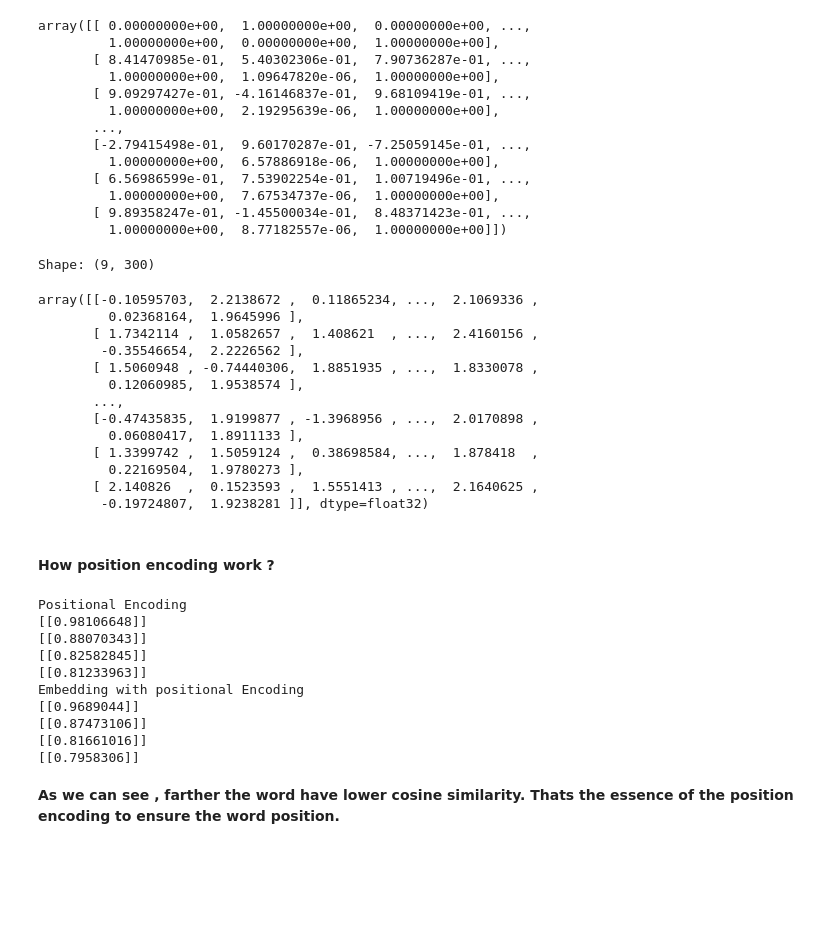
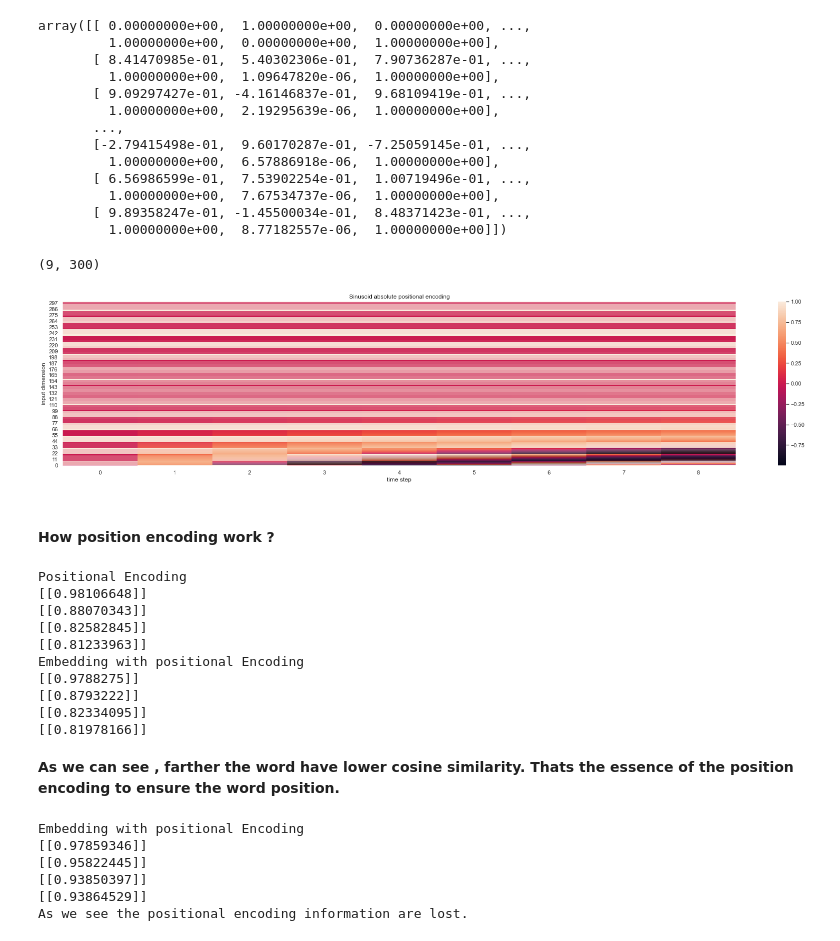
Before and after one commit to bksaini078/MachineLearningPractice, a Jupyter notebook: Understanding Transformers.ipynb, the cells around one changed output. Saved outputs shown, nothing was run; the diff lists cells and outputs as text; code cells hidden in the pictures; blank space fills up the shorter version.

```diff
--- a/Understanding Transformers.ipynb
+++ b/Understanding Transformers.ipynb
@@ -370,28 +377,21 @@ def positional_encoding(x):
         for j in range(0,d_model,2):
             p[i][j]= np.sin(i/(1000**((2*j)/d_model)))
             p[i][j+1]= np.cos(i/(1000**((2*j)/d_model)))
+    sns.set(rc={'figure.figsize':(30,6)})
+    ax = sns.heatmap(p.T)
+    ax.invert_yaxis()
+    ax.set_ylabel("input dimension")
+    ax.set_xlabel("time step")
+    ax.set_title("Sinusoid absolute positional encoding")
 
-    print('Shape:',p.shape)
     x+=p
     return x
 # %%
 x_aft_pe=positional_encoding(x)
-x_aft_pe
+x_aft_pe.shape
 # %% [output]
-Shape: (9, 300)
+(9, 300)
-array([[-0.10595703,  2.2138672 ,  0.11865234, ...,  2.1069336 ,
-         0.02368164,  1.9645996 ],
-       [ 1.7342114 ,  1.0582657 ,  1.408621  , ...,  2.4160156 ,
-        -0.35546654,  2.2226562 ],
-       [ 1.5060948 , -0.74440306,  1.8851935 , ...,  1.8330078 ,
-         0.12060985,  1.9538574 ],
-       ...,
-       [-0.47435835,  1.9199877 , -1.3968956 , ...,  2.0170898 ,
-         0.06080417,  1.8911133 ],
-       [ 1.3399742 ,  1.5059124 ,  0.38698584, ...,  1.878418  ,
-         0.22169504,  1.9780273 ],
-       [ 2.140826  ,  0.1523593 ,  1.5551413 , ...,  2.1640625 ,
-        -0.19724807,  1.9238281 ]], dtype=float32)
+[figure, added]
 # %% [markdown]
 #### How position encoding work ?
 # %%
@@ -409,7 +409,7 @@ print("Embedding with positional Encoding")
 print(cosine_similarity(x_aft_pe[0].reshape(1,-1),x_aft_pe[1].reshape(1,-1)))
 print(cosine_similarity(x_aft_pe[0].reshape(1,-1),x_aft_pe[3].reshape(1,-1)))
 print(cosine_similarity(x_aft_pe[0].reshape(1,-1),x_aft_pe[5].reshape(1,-1)))
-print(cosine_similarity(x_aft_pe[0].reshape(1,-1),x_aft_pe[8].reshape(1,-1)))
+print(cosine_similarity(x_aft_pe[1].reshape(1,-1),x_aft_pe[8].reshape(1,-1)))
 # %% [output]
 Positional Encoding
 [[0.98106648]]
@@ -417,9 +417,9 @@ Positional Encoding
 [[0.82582845]]
 [[0.81233963]]
 Embedding with positional Encoding
-[[0.9689044]]
-[[0.87473106]]
-[[0.81661016]]
-[[0.7958306]]
+[[0.9788275]]
+[[0.8793222]]
+[[0.82334095]]
+[[0.81978166]]
 # %% [markdown]
 __As we can see , farther the word have lower cosine similarity. Thats the essence of the position encoding to ensure the word position.__
@@ -425,0 +449,18 @@ __As we can see , farther the word have lower cosine similarity. Thats the essen
+# %%
+x_after_pe= positional_encoding(x)
+multi_head_attention= multiheadattention(x_after_pe,8)
+# checking positional encoding looses the positional information
+print("Embedding with positional Encoding")
+print(cosine_similarity(multi_head_attention[0].reshape(1,-1),multi_head_attention[1].reshape(1,-1)))
+print(cosine_similarity(multi_head_attention[0].reshape(1,-1),multi_head_attention[3].reshape(1,-1)))
+print(cosine_similarity(multi_head_attention[0].reshape(1,-1),multi_head_attention[5].reshape(1,-1)))
+print(cosine_similarity(multi_head_attention[0].reshape(1,-1),multi_head_attention[8].reshape(1,-1)))
+
+print('As we see the positional encoding information are lost.')
+# %% [output]
+Embedding with positional Encoding
+[[0.97859346]]
+[[0.95822445]]
+[[0.93850397]]
+[[0.93864529]]
+As we see the positional encoding information are lost.
```
Also changed, not shown: parts of 22 cells of this notebook.
